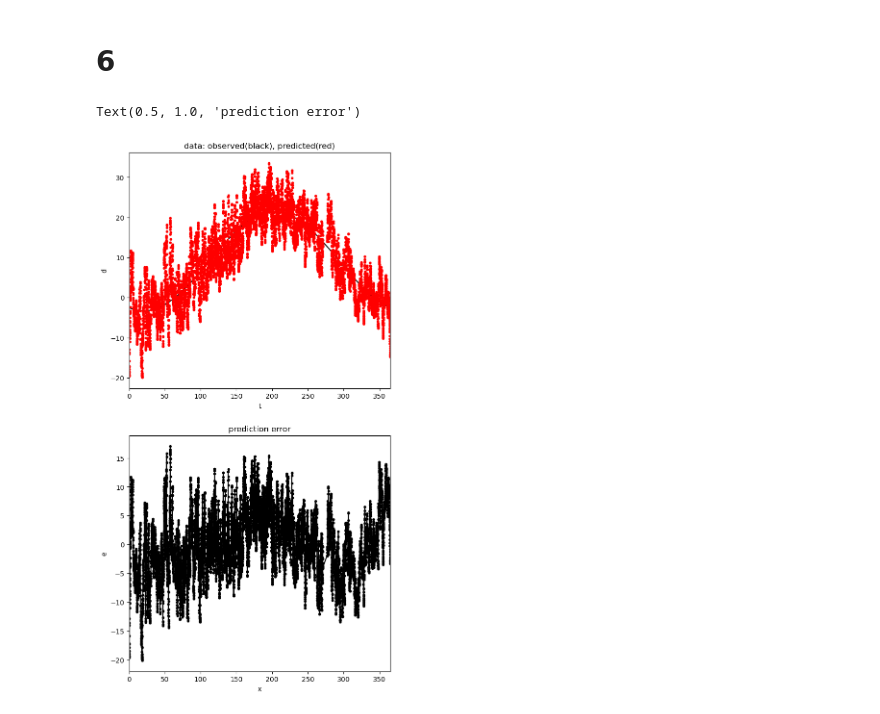
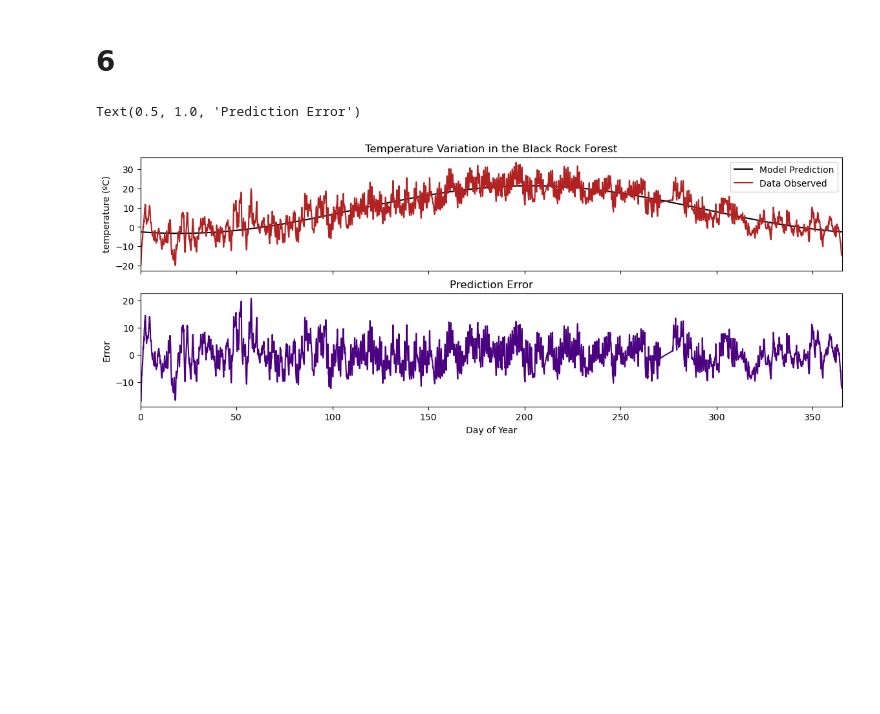
Before and after one commit to asm2296/Assignments, a Jupyter notebook: Assignment 5.ipynb, the cells around one changed output. Saved outputs shown, nothing was run; the diff lists cells and outputs as text; code cells hidden in the pictures; blank space fills up the shorter version.

Commit message:
fixed assignment 5 to focus on trig function

```diff
--- a/Assignment 5.ipynb
+++ b/Assignment 5.ipynb
@@ -13,12 +13,12 @@ N, i = np.shape(brf)
 t = brf[:,0:1]
 dobs = brf[:,1:2]
 
-M = 4
+M = 3
 G = np.zeros((N,M))
 G[0:N,0:1] = np.ones((N,1))
-G[0:N,1:2] = t
-G[0:N,2:3] = t**2
-G[0:N,3:4] = t**3
+G[0:N,1:2] = np.cos(((2 * np.pi)/365.25)* t)
+G[0:N,2:3] = np.sin(((2 * np.pi)/365.25)* t)
+G[0:N,3:4] = 1
 
 GTG = np.matmul(G.T,G)
 GTd = np.matmul(G.T, dobs)
@@ -55,15 +46,13 @@ array([ 1.44401630e-01,  3.48483980e-04, -2.08041857e-06, -7.45702953e+00])
 # %%
-P = (2 * np.pi)/365.25
-
 def trigfunc(x, a, b, c):
-    y = a* np.cos(P*x) + b*np.sin(P*x) + c
+    y = a* np.cos(((2 * np.pi)/365.25)*x) + b*np.sin(((2 * np.pi)/365.25)*x) + c
     return y
 
 mest_ez = optimize.curve_fit(trigfunc, xdata = brf[:,0], ydata = brf[:,1])[0]
 a = mest_ez[0]
 b = mest_ez[1]
 c = mest_ez[2]
-dpre = a* np.cos(P*t) + b*np.sin(P*t) + c
+dpre_trig = a* np.cos(((2 * np.pi)/365.25)*t) + b*np.sin(((2 * np.pi)/365.25)*t) + c
 # %% [markdown]
 # 4
 # %%
@@ -81,19 +70,19 @@ array([365.25])
 # %% [markdown]
 # 6
 # %%
-fig, ax = plt.subplots(nrows = 2, ncols = 1, figsize = (7,14) )
+fig, ax = plt.subplots(nrows = 2, ncols = 1, figsize = (14,5), sharex = True)
 ax[0].margins(x = 0)
-ax[0].plot(t,dpre, 'k-')
-ax[0].plot(t, dobs, 'r.')
-ax[0].set_xlabel('t')
-ax[0].set_ylabel('d')
-ax[0].set_title("data: observed(black), predicted(red)")
+ax[0].plot(t,dpre_trig, 'k-', label = "Model Prediction")
+ax[0].plot(t, dobs, 'firebrick', label = "Data Observed")
+ax[0].set_ylabel('temperature (ºC)')
+ax[0].set_title("Temperature Variation in the Black Rock Forest")
+ax[0].legend()
 
 ax[1].margins(x = 0)
-ax[1].plot(t,e, 'k.-')
-ax[1].set_xlabel('x')
-ax[1].set_ylabel('e')
-ax[1].set_title("prediction error")
+ax[1].plot(t,e, "indigo")
+ax[1].set_xlabel('Day of Year')
+ax[1].set_ylabel('Error')
+ax[1].set_title('Prediction Error')
 # %% [output]
-Text(0.5, 1.0, 'prediction error')
+Text(0.5, 1.0, 'Prediction Error')
-[figure, old version]
+[figure, new version]
```
Also changed, not shown: parts of 3 cells of this notebook.
